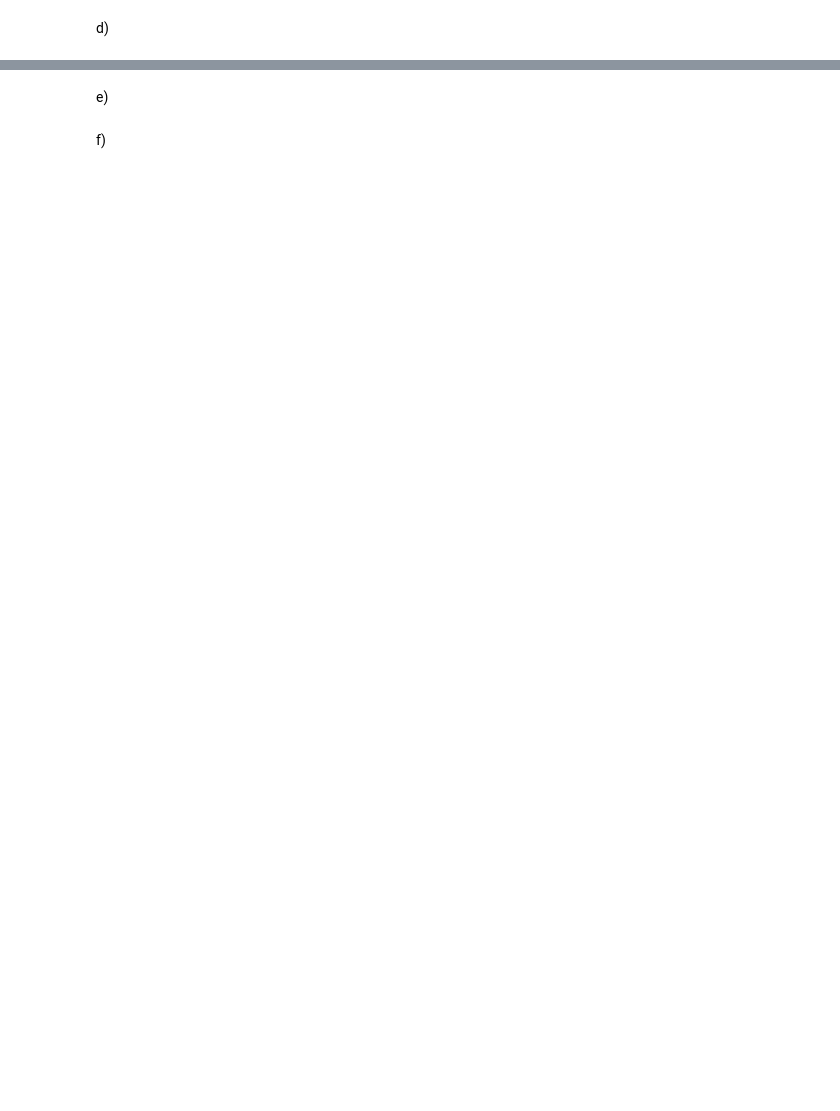
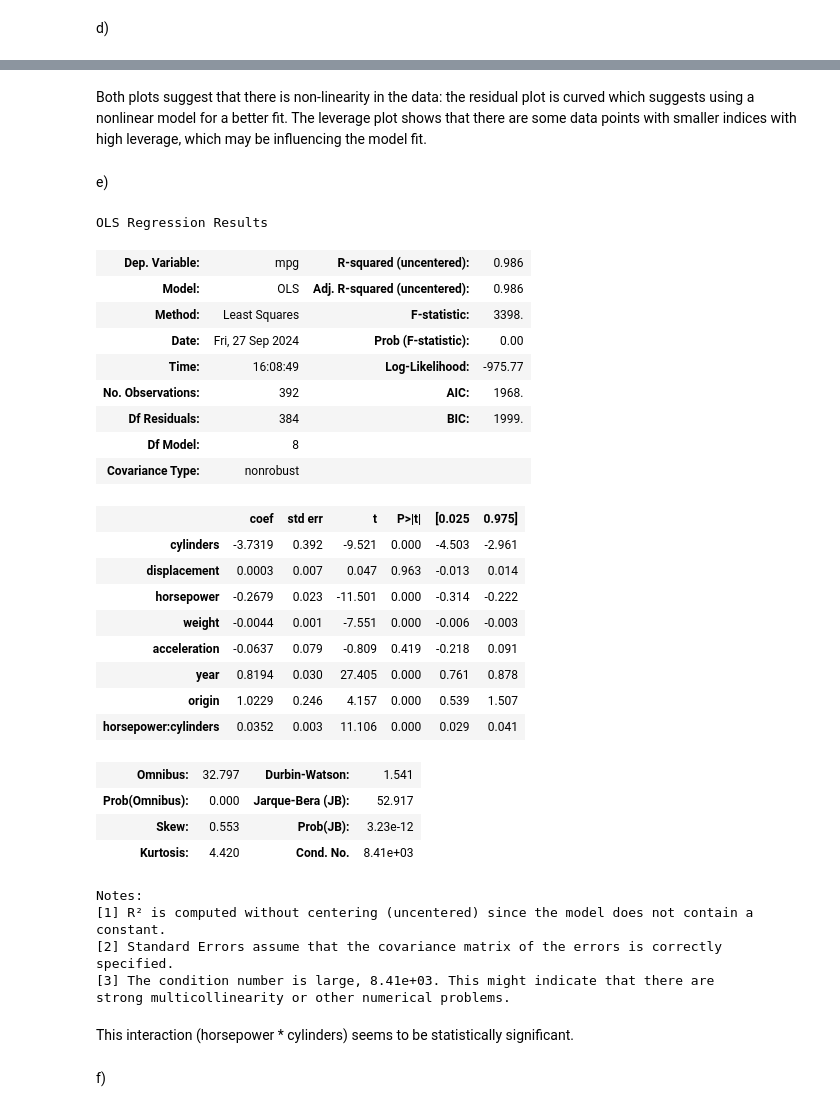
Before and after one commit to PiusCarbon/StatML, a Jupyter notebook: assignment1.ipynb, the cells around one changed output, grey strips where cells are left out. Drawn from its saved outputs; the diff is of its cells as text; code cells hidden in the pictures; blank space fills up the shorter version.

```diff
--- a/assignment1.ipynb
+++ b/assignment1.ipynb
@@ -483,4 +497,42 @@ d)
+# %% [markdown]
+Both plots suggest that there is non-linearity in the data: the residual plot is curved which suggests using a nonlinear model for a better fit.  The leverage plot shows that there are some data points with smaller indices with high leverage, which may be influencing the model fit.
 # %% [markdown]
 e)
+# %%
+X = auto.drop("mpg", axis=1)
+X['horsepower:cylinders'] = X['horsepower'] * X['cylinders']
+interaction_model = sm.OLS(auto['mpg'], X).fit()
+interaction_model.summary()
+# %% [output]
+OLS Regression Results
+| Dep. Variable: | mpg | R-squared (uncentered): | 0.986 |
+| Model: | OLS | Adj. R-squared (uncentered): | 0.986 |
+| Method: | Least Squares | F-statistic: | 3398. |
+| Date: | Fri, 27 Sep 2024 | Prob (F-statistic): | 0.00 |
+| Time: | 16:08:49 | Log-Likelihood: | -975.77 |
+| No. Observations: | 392 | AIC: | 1968. |
+| Df Residuals: | 384 | BIC: | 1999. |
+| Df Model: | 8 |  |  |
+| Covariance Type: | nonrobust |  |  |
+|  | coef | std err | t | P>|t| | [0.025 | 0.975] |
+| cylinders | -3.7319 | 0.392 | -9.521 | 0.000 | -4.503 | -2.961 |
+| displacement | 0.0003 | 0.007 | 0.047 | 0.963 | -0.013 | 0.014 |
+| horsepower | -0.2679 | 0.023 | -11.501 | 0.000 | -0.314 | -0.222 |
+| weight | -0.0044 | 0.001 | -7.551 | 0.000 | -0.006 | -0.003 |
+| acceleration | -0.0637 | 0.079 | -0.809 | 0.419 | -0.218 | 0.091 |
+| year | 0.8194 | 0.030 | 27.405 | 0.000 | 0.761 | 0.878 |
+| origin | 1.0229 | 0.246 | 4.157 | 0.000 | 0.539 | 1.507 |
+| horsepower:cylinders | 0.0352 | 0.003 | 11.106 | 0.000 | 0.029 | 0.041 |
+| Omnibus: | 32.797 | Durbin-Watson: | 1.541 |
+| Prob(Omnibus): | 0.000 | Jarque-Bera (JB): | 52.917 |
+| Skew: | 0.553 | Prob(JB): | 3.23e-12 |
+| Kurtosis: | 4.420 | Cond. No. | 8.41e+03 |
+Notes:
+[1] R² is computed without centering (uncentered) since the model does not contain a constant.
+[2] Standard Errors assume that the covariance matrix of the errors is correctly specified.
+[3] The condition number is large, 8.41e+03. This might indicate that there are
+strong multicollinearity or other numerical problems.
+# %% [markdown]
+This interaction (horsepower * cylinders) seems to be statistically significant.
 # %% [markdown]
 f)
```
Also changed, not shown: parts of 11 cells of this notebook.
